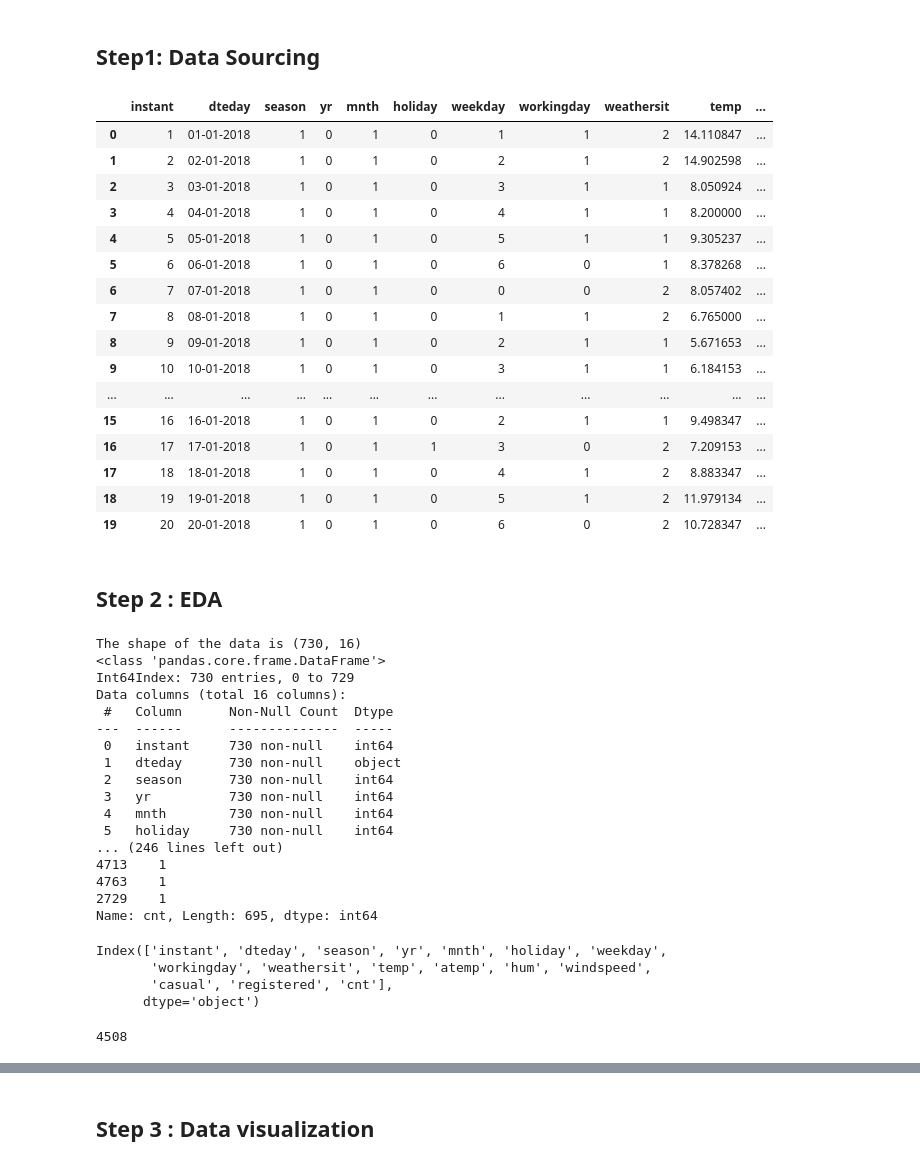
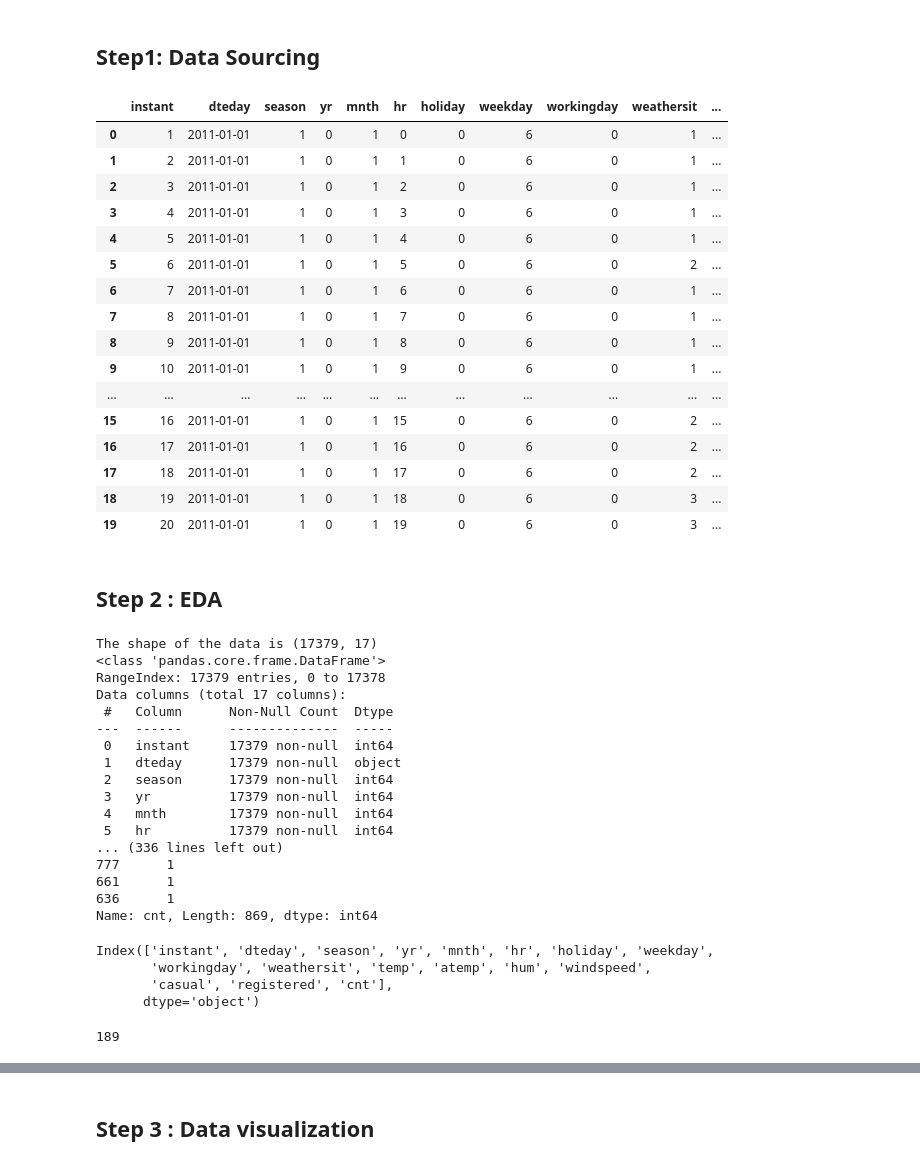
Before and after one commit to RuchaTare/bike-sharing-prediction, a Jupyter notebook: notebooks/Bike_sharing_demand.ipynb, the cells around one changed output, grey strips where cells are left out. Drawn from its saved outputs; the diff is of its cells as text; code cells hidden in the pictures.

Commit message:
changed the data source for EDA

```diff
--- a/notebooks/Bike_sharing_demand.ipynb
+++ b/notebooks/Bike_sharing_demand.ipynb
@@ -29,27 +29,27 @@ def read_csv(file_path):
     data =  pd.read_csv(file_path, engine='python', encoding='utf-8')
     return data
 # %%
-file_path = "C:/Python Repo/linear-regression-bike-sharing/data/raw_data.csv"
+file_path = "C:/Python Repo/bike-sharing-prediction/data/raw_data.csv"
 raw_data = read_csv(file_path)
 raw_data.head(20)
 # %% [output]
-|  | instant | dteday | season | yr | mnth | holiday | weekday | workingday | weathersit | temp | ... |
-| 0 | 1 | 01-01-2018 | 1 | 0 | 1 | 0 | 1 | 1 | 2 | 14.110847 | ... |
-| 1 | 2 | 02-01-2018 | 1 | 0 | 1 | 0 | 2 | 1 | 2 | 14.902598 | ... |
-| 2 | 3 | 03-01-2018 | 1 | 0 | 1 | 0 | 3 | 1 | 1 | 8.050924 | ... |
-| 3 | 4 | 04-01-2018 | 1 | 0 | 1 | 0 | 4 | 1 | 1 | 8.200000 | ... |
-| 4 | 5 | 05-01-2018 | 1 | 0 | 1 | 0 | 5 | 1 | 1 | 9.305237 | ... |
-| 5 | 6 | 06-01-2018 | 1 | 0 | 1 | 0 | 6 | 0 | 1 | 8.378268 | ... |
-| 6 | 7 | 07-01-2018 | 1 | 0 | 1 | 0 | 0 | 0 | 2 | 8.057402 | ... |
-| 7 | 8 | 08-01-2018 | 1 | 0 | 1 | 0 | 1 | 1 | 2 | 6.765000 | ... |
-| 8 | 9 | 09-01-2018 | 1 | 0 | 1 | 0 | 2 | 1 | 1 | 5.671653 | ... |
-| 9 | 10 | 10-01-2018 | 1 | 0 | 1 | 0 | 3 | 1 | 1 | 6.184153 | ... |
+|  | instant | dteday | season | yr | mnth | hr | holiday | weekday | workingday | weathersit | ... |
+| 0 | 1 | 2011-01-01 | 1 | 0 | 1 | 0 | 0 | 6 | 0 | 1 | ... |
+| 1 | 2 | 2011-01-01 | 1 | 0 | 1 | 1 | 0 | 6 | 0 | 1 | ... |
+| 2 | 3 | 2011-01-01 | 1 | 0 | 1 | 2 | 0 | 6 | 0 | 1 | ... |
+| 3 | 4 | 2011-01-01 | 1 | 0 | 1 | 3 | 0 | 6 | 0 | 1 | ... |
+| 4 | 5 | 2011-01-01 | 1 | 0 | 1 | 4 | 0 | 6 | 0 | 1 | ... |
+| 5 | 6 | 2011-01-01 | 1 | 0 | 1 | 5 | 0 | 6 | 0 | 2 | ... |
+| 6 | 7 | 2011-01-01 | 1 | 0 | 1 | 6 | 0 | 6 | 0 | 1 | ... |
+| 7 | 8 | 2011-01-01 | 1 | 0 | 1 | 7 | 0 | 6 | 0 | 1 | ... |
+| 8 | 9 | 2011-01-01 | 1 | 0 | 1 | 8 | 0 | 6 | 0 | 1 | ... |
+| 9 | 10 | 2011-01-01 | 1 | 0 | 1 | 9 | 0 | 6 | 0 | 1 | ... |
 | ... | ... | ... | ... | ... | ... | ... | ... | ... | ... | ... | ... |
-| 15 | 16 | 16-01-2018 | 1 | 0 | 1 | 0 | 2 | 1 | 1 | 9.498347 | ... |
-| 16 | 17 | 17-01-2018 | 1 | 0 | 1 | 1 | 3 | 0 | 2 | 7.209153 | ... |
-| 17 | 18 | 18-01-2018 | 1 | 0 | 1 | 0 | 4 | 1 | 2 | 8.883347 | ... |
-| 18 | 19 | 19-01-2018 | 1 | 0 | 1 | 0 | 5 | 1 | 2 | 11.979134 | ... |
-| 19 | 20 | 20-01-2018 | 1 | 0 | 1 | 0 | 6 | 0 | 2 | 10.728347 | ... |
+| 15 | 16 | 2011-01-01 | 1 | 0 | 1 | 15 | 0 | 6 | 0 | 2 | ... |
+| 16 | 17 | 2011-01-01 | 1 | 0 | 1 | 16 | 0 | 6 | 0 | 2 | ... |
+| 17 | 18 | 2011-01-01 | 1 | 0 | 1 | 17 | 0 | 6 | 0 | 2 | ... |
+| 18 | 19 | 2011-01-01 | 1 | 0 | 1 | 18 | 0 | 6 | 0 | 3 | ... |
+| 19 | 20 | 2011-01-01 | 1 | 0 | 1 | 19 | 0 | 6 | 0 | 3 | ... |
 # %% [markdown]
 ## Step 2 : EDA
 # %%
@@ -84,35 +84,35 @@ print(raw_data.info())
 
 data_stats(raw_data)
 # %% [output]
-The shape of the data is (730, 16)
+The shape of the data is (17379, 17)
 <class 'pandas.core.frame.DataFrame'>
-Int64Index: 730 entries, 0 to 729
-Data columns (total 16 columns):
+RangeIndex: 17379 entries, 0 to 17378
+Data columns (total 17 columns):
  #   Column      Non-Null Count  Dtype
 ---  ------      --------------  -----
- 0   instant     730 non-null    int64
- 1   dteday      730 non-null    object
- 2   season      730 non-null    int64
- 3   yr          730 non-null    int64
- 4   mnth        730 non-null    int64
- 5   holiday     730 non-null    int64
-... (246 lines left out)
-4713    1
-4763    1
-2729    1
-Name: cnt, Length: 695, dtype: int64
+ 0   instant     17379 non-null  int64
+ 1   dteday      17379 non-null  object
+ 2   season      17379 non-null  int64
+ 3   yr          17379 non-null  int64
+ 4   mnth        17379 non-null  int64
+ 5   hr          17379 non-null  int64
+... (336 lines left out)
+777      1
+661      1
+636      1
+Name: cnt, Length: 869, dtype: int64
 # %%
 # Checking columns and flagging irrelevant columns
 raw_data.columns
 # %% [output]
-Index(['instant', 'dteday', 'season', 'yr', 'mnth', 'holiday', 'weekday',
+Index(['instant', 'dteday', 'season', 'yr', 'mnth', 'hr', 'holiday', 'weekday',
        'workingday', 'weathersit', 'temp', 'atemp', 'hum', 'windspeed',
        'casual', 'registered', 'cnt'],
       dtype='object')
 # %%
 round(raw_data['cnt'].mean())
 # %% [output]
-4508
+189
 # %%
 # Check dtypes for all data
 raw_data.dtypes
```
Also changed, not shown: parts of 3 cells of this notebook.
